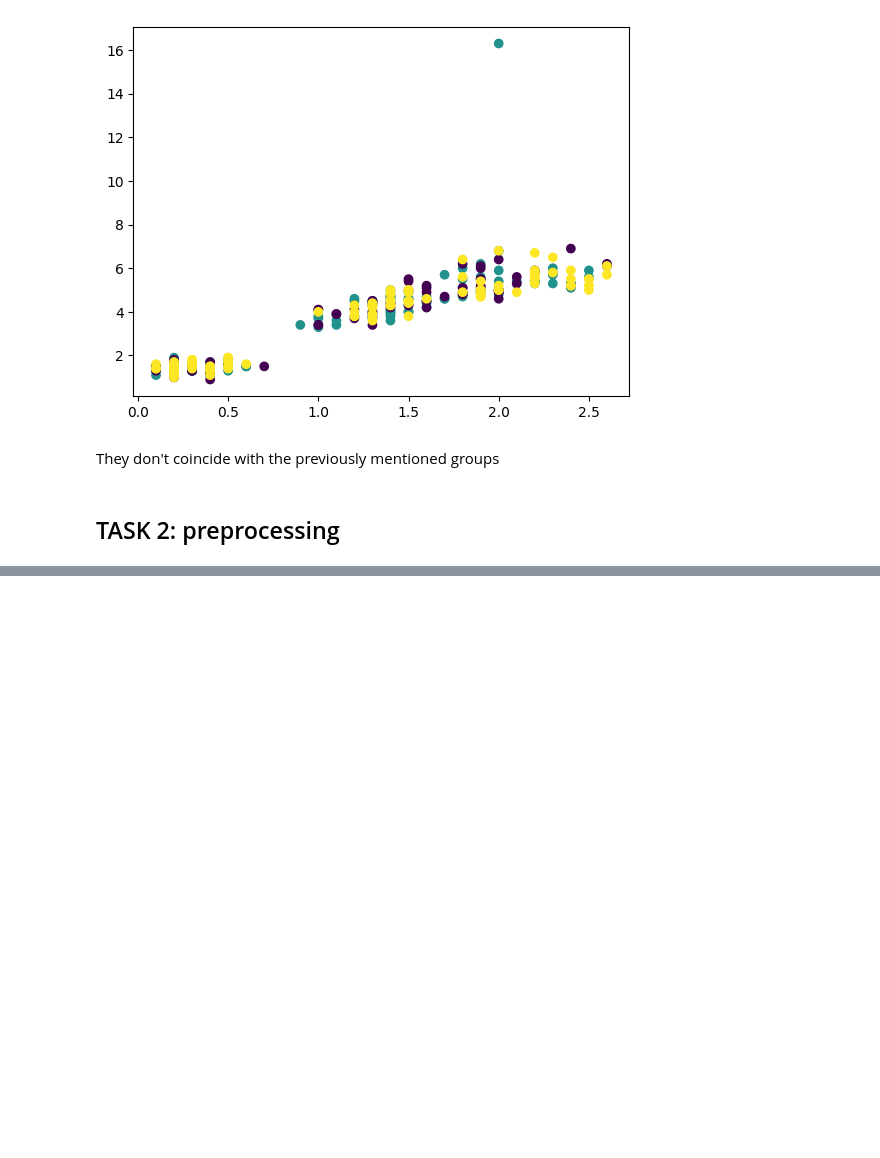
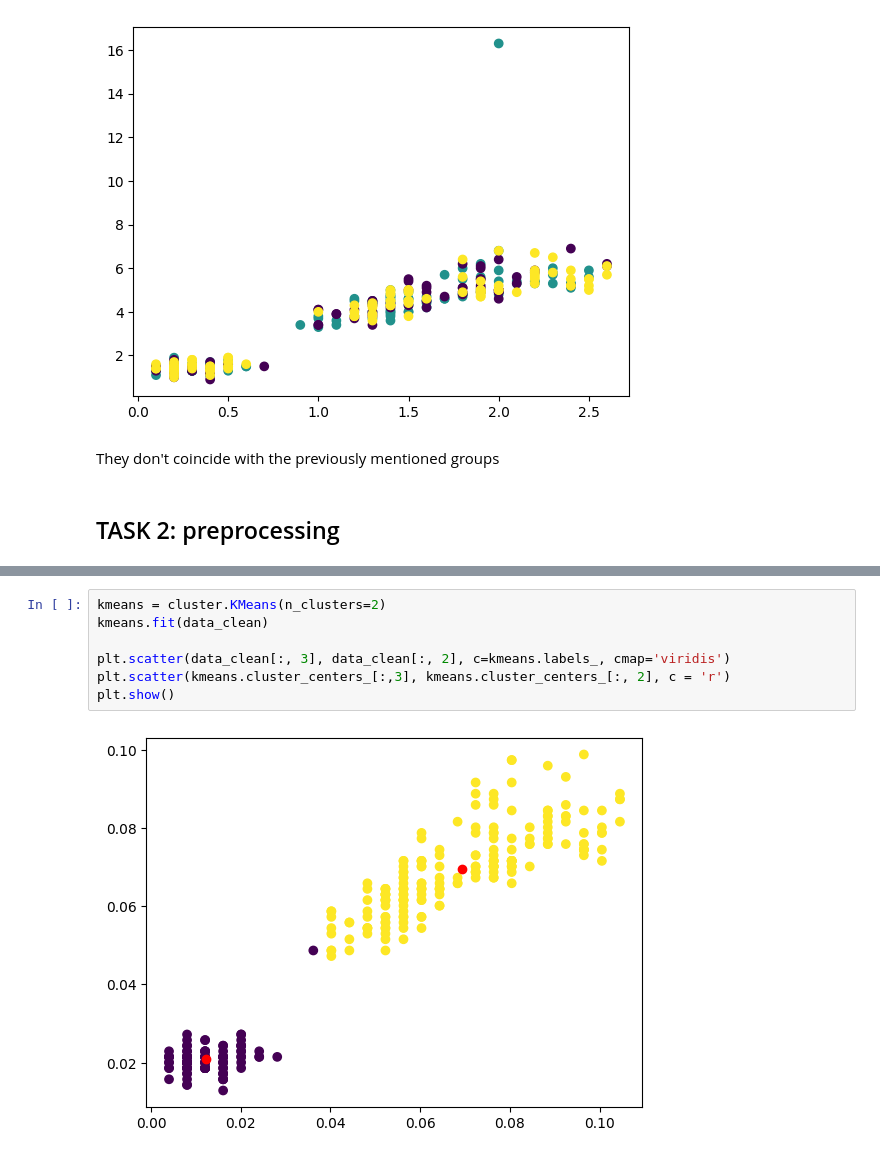
Before and after one commit to Catafal/Data-Mining-I, a Jupyter notebook: Assignement III/assignement_3.ipynb, the cells around one changed output, grey strips where cells are left out. Drawn from its saved outputs; the diff is of its cells as text; blank space fills up the shorter version.

```diff
--- a/Assignement III/assignement_3.ipynb
+++ b/Assignement III/assignement_3.ipynb
@@ -128,0 +140,9 @@ KMeans(n_clusters=9)
+# %%
+kmeans = cluster.KMeans(n_clusters=2)
+kmeans.fit(data_clean)
+
+plt.scatter(data_clean[:, 3], data_clean[:, 2], c=kmeans.labels_, cmap='viridis')
+plt.scatter(kmeans.cluster_centers_[:,3], kmeans.cluster_centers_[:, 2], c = 'r')
+plt.show()
+# %% [output]
+[figure, added]
```
Also changed, not shown: parts of 4 cells of this notebook.
